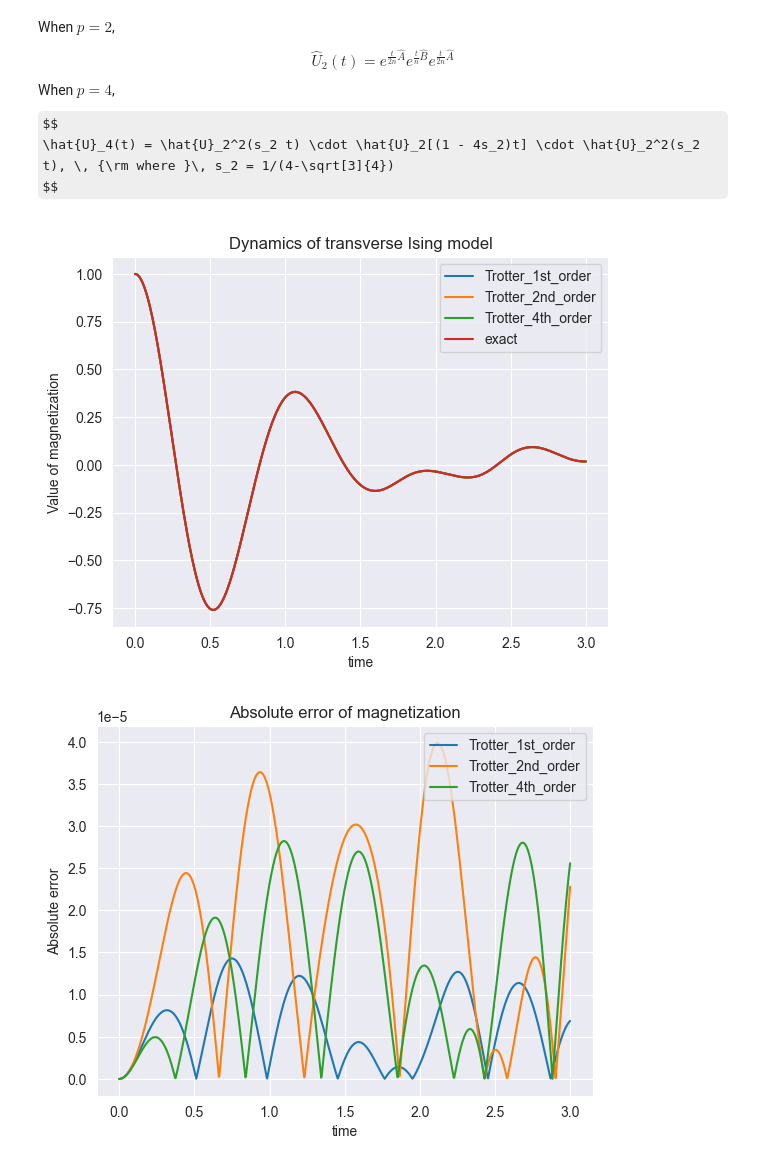
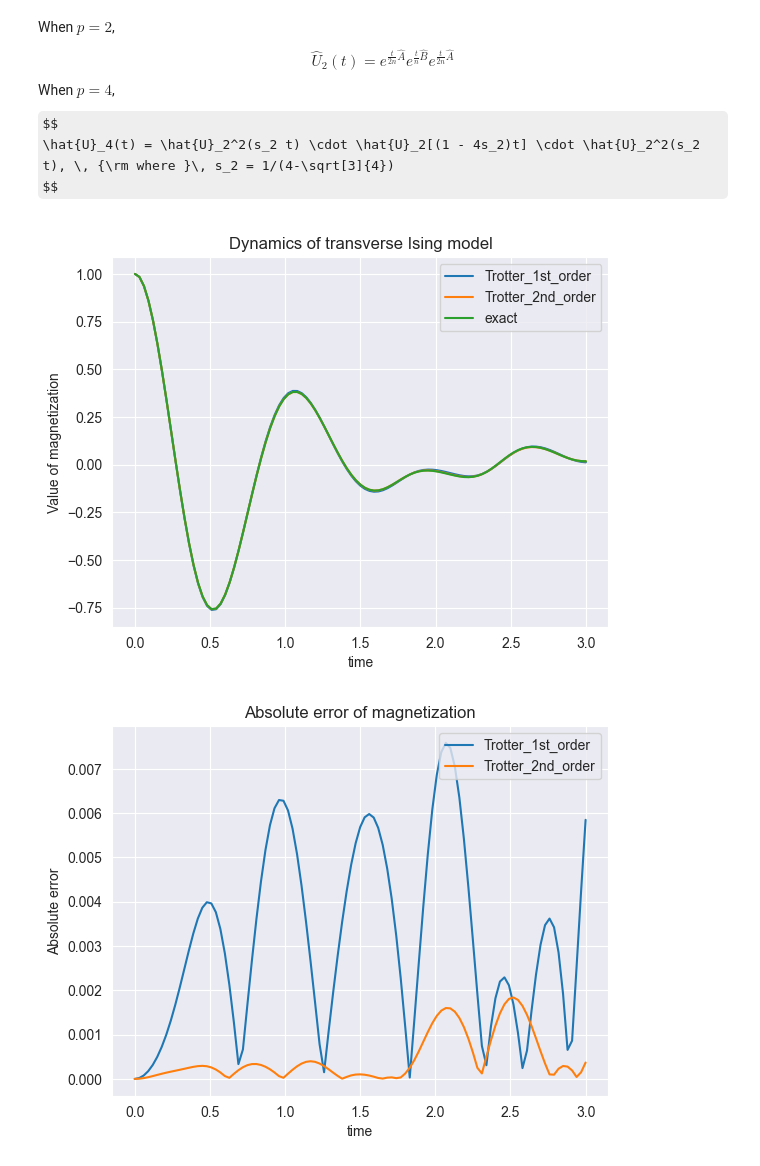
Before and after one commit to yforest-osaka/09_trotterization, a Jupyter notebook: second_order_trotter_dynamics.ipynb, the cells around one changed output. Drawn from its saved outputs; the diff is of its cells as text; code cells hidden in the pictures; some formulas as TeX source.

```diff
--- a/second_order_trotter_dynamics.ipynb
+++ b/second_order_trotter_dynamics.ipynb
@@ -33,7 +33,7 @@ nqubits = 6
 # Simuation time
 t = 3
 # split count for Trotter decomposition
-M = 1000
+M = 100
 # time division for each step
 delta = t / M
 
@@ -79,24 +79,26 @@ plt.ylabel("Value of magnetization")
 plt.title("Dynamics of transverse Ising model")
 plt.plot(x, y_trotter_1, label="Trotter_1st_order")
 plt.plot(x, y_trotter_2, label="Trotter_2nd_order")
-plt.plot(x, y_trotter_4, label="Trotter_4th_order")
+# plt.plot(x, y_trotter_4, label="Trotter_4th_order")
 plt.plot(x, y_exact, label="exact")
 plt.legend()
 plt.show()
 # %% [output]
-[figure, old version]
+[figure, new version]
 # %%
 # Check the absolute error
 plt.xlabel("time")
 plt.ylabel("Absolute error")
 plt.title("Absolute error of magnetization")
 plt.plot(x, np.abs(np.array(y_trotter_1) - np.array(y_exact)), label="Trotter_1st_order")
 plt.plot(x, np.abs(np.array(y_trotter_2) - np.array(y_exact)), label="Trotter_2nd_order")
-plt.plot(x, np.abs(np.array(y_trotter_4) - np.array(y_exact)), label="Trotter_4th_order")
+# plt.plot(x, np.abs(np.array(y_trotter_4) - np.array(y_exact)), label="Trotter_4th_order")
+# plt.xscale("log")
+# plt.yscale("log")
 plt.legend(loc='upper right')
 plt.show()
 # %% [output]
-[figure, old version]
+[figure, new version]
 # %%
 # Compare the gate counts
 plt.xlabel("time")
```
Also changed, not shown: parts of 2 cells of this notebook, 2 other files.
